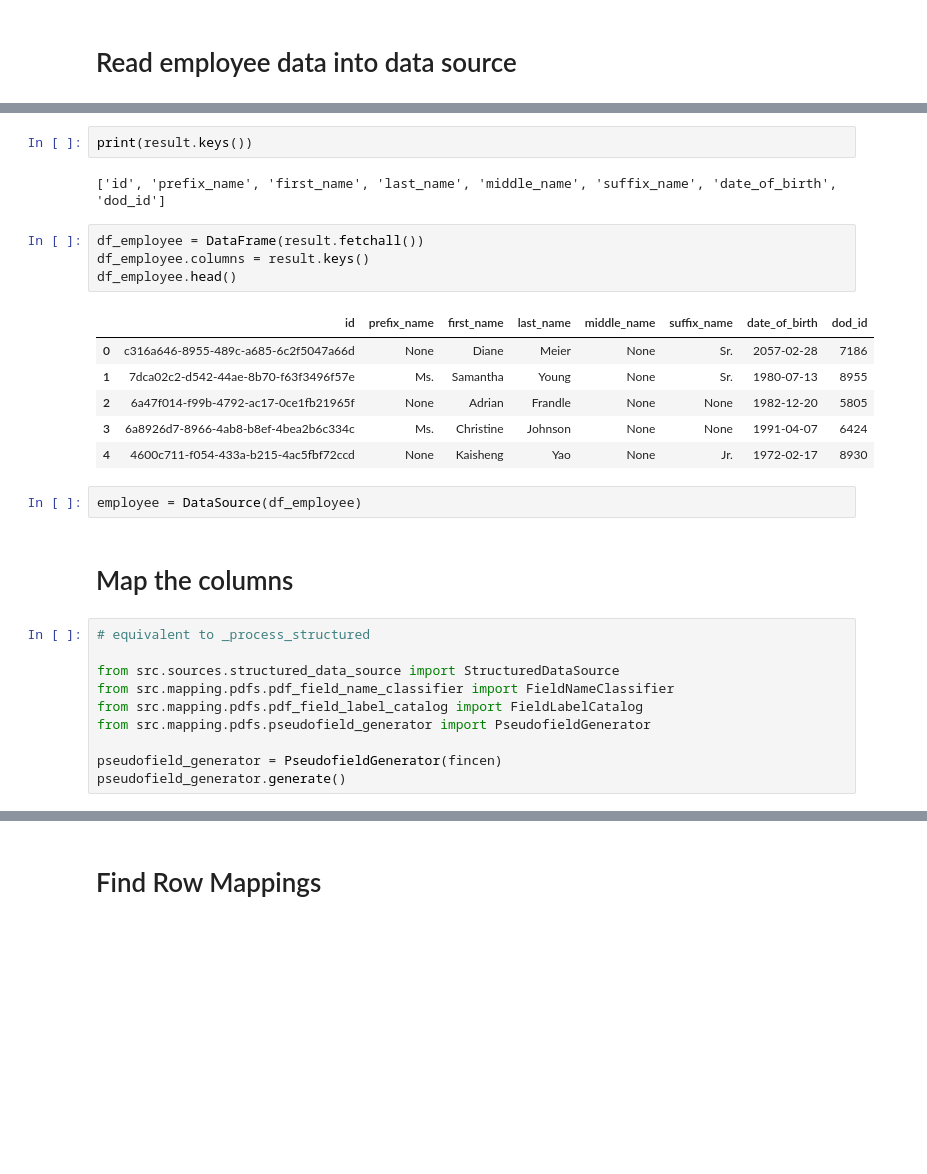
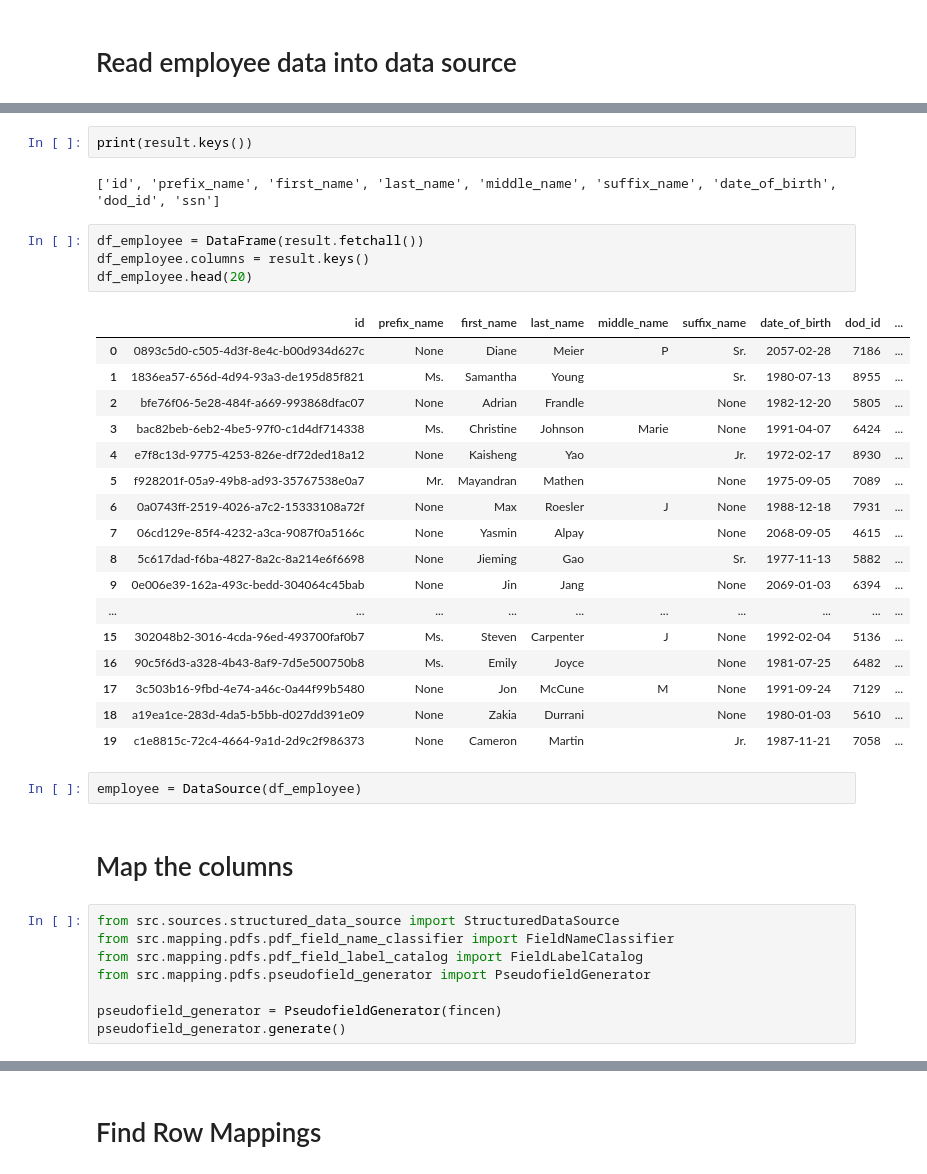
Before and after one commit to zaxmks/demo-data-compliance-service, a Jupyter notebook: notebooks/pdf_ingestion.ipynb, the cells around one changed output, grey strips where cells are left out. Drawn from its saved outputs; the diff is of its cells as text; blank space fills up the shorter version.

Commit message:
Add processing revised data files

```diff
--- a/notebooks/pdf_ingestion.ipynb
+++ b/notebooks/pdf_ingestion.ipynb
@@ -91,25 +88,34 @@ result = db.execute("SELECT * from public.employee")
-# %%
-print(result.keys())
-# %% [output]
-['id', 'prefix_name', 'first_name', 'last_name', 'middle_name', 'suffix_name', 'date_of_birth', 'dod_id']
+# %%
+print(result.keys())
+# %% [output]
+['id', 'prefix_name', 'first_name', 'last_name', 'middle_name', 'suffix_name', 'date_of_birth', 'dod_id', 'ssn']
 # %%
 df_employee = DataFrame(result.fetchall())
 df_employee.columns = result.keys()
-df_employee.head()
+df_employee.head(20)
 # %% [output]
-|  | id | prefix_name | first_name | last_name | middle_name | suffix_name | date_of_birth | dod_id |
-| 0 | c316a646-8955-489c-a685-6c2f5047a66d | None | Diane | Meier | None | Sr. | 2057-02-28 | 7186 |
-| 1 | 7dca02c2-d542-44ae-8b70-f63f3496f57e | Ms. | Samantha | Young | None | Sr. | 1980-07-13 | 8955 |
-| 2 | 6a47f014-f99b-4792-ac17-0ce1fb21965f | None | Adrian | Frandle | None | None | 1982-12-20 | 5805 |
-| 3 | 6a8926d7-8966-4ab8-b8ef-4bea2b6c334c | Ms. | Christine | Johnson | None | None | 1991-04-07 | 6424 |
-| 4 | 4600c711-f054-433a-b215-4ac5fbf72ccd | None | Kaisheng | Yao | None | Jr. | 1972-02-17 | 8930 |
+|  | id | prefix_name | first_name | last_name | middle_name | suffix_name | date_of_birth | dod_id | ... |
+| 0 | 0893c5d0-c505-4d3f-8e4c-b00d934d627c | None | Diane | Meier | P | Sr. | 2057-02-28 | 7186 | ... |
+| 1 | 1836ea57-656d-4d94-93a3-de195d85f821 | Ms. | Samantha | Young |  | Sr. | 1980-07-13 | 8955 | ... |
+| 2 | bfe76f06-5e28-484f-a669-993868dfac07 | None | Adrian | Frandle |  | None | 1982-12-20 | 5805 | ... |
+| 3 | bac82beb-6eb2-4be5-97f0-c1d4df714338 | Ms. | Christine | Johnson | Marie | None | 1991-04-07 | 6424 | ... |
+| 4 | e7f8c13d-9775-4253-826e-df72ded18a12 | None | Kaisheng | Yao |  | Jr. | 1972-02-17 | 8930 | ... |
+| 5 | f928201f-05a9-49b8-ad93-35767538e0a7 | Mr. | Mayandran | Mathen |  | None | 1975-09-05 | 7089 | ... |
+| 6 | 0a0743ff-2519-4026-a7c2-15333108a72f | None | Max | Roesler | J | None | 1988-12-18 | 7931 | ... |
+| 7 | 06cd129e-85f4-4232-a3ca-9087f0a5166c | None | Yasmin | Alpay |  | None | 2068-09-05 | 4615 | ... |
+| 8 | 5c617dad-f6ba-4827-8a2c-8a214e6f6698 | None | Jieming | Gao |  | Sr. | 1977-11-13 | 5882 | ... |
+| 9 | 0e006e39-162a-493c-bedd-304064c45bab | None | Jin | Jang |  | None | 2069-01-03 | 6394 | ... |
+| ... | ... | ... | ... | ... | ... | ... | ... | ... | ... |
+| 15 | 302048b2-3016-4cda-96ed-493700faf0b7 | Ms. | Steven | Carpenter | J | None | 1992-02-04 | 5136 | ... |
+| 16 | 90c5f6d3-a328-4b43-8af9-7d5e500750b8 | Ms. | Emily | Joyce |  | None | 1981-07-25 | 6482 | ... |
+| 17 | 3c503b16-9fbd-4e74-a46c-0a44f99b5480 | None | Jon | McCune | M | None | 1991-09-24 | 7129 | ... |
+| 18 | a19ea1ce-283d-4da5-b5bb-d027dd391e09 | None | Zakia | Durrani |  | None | 1980-01-03 | 5610 | ... |
+| 19 | c1e8815c-72c4-4664-9a1d-2d9c2f986373 | None | Cameron | Martin |  | Jr. | 1987-11-21 | 7058 | ... |
-# %%
-employee = DataSource(df_employee)
+# %%
+employee = DataSource(df_employee)
 # %% [markdown]
 # Map the columns
 # %%
-# equivalent to _process_structured
-
 from src.sources.structured_data_source import StructuredDataSource
 from src.mapping.pdfs.pdf_field_name_classifier import FieldNameClassifier
 from src.mapping.pdfs.pdf_field_label_catalog import FieldLabelCatalog
```
Also changed, not shown: parts of 12 cells of this notebook, 5 other files.
